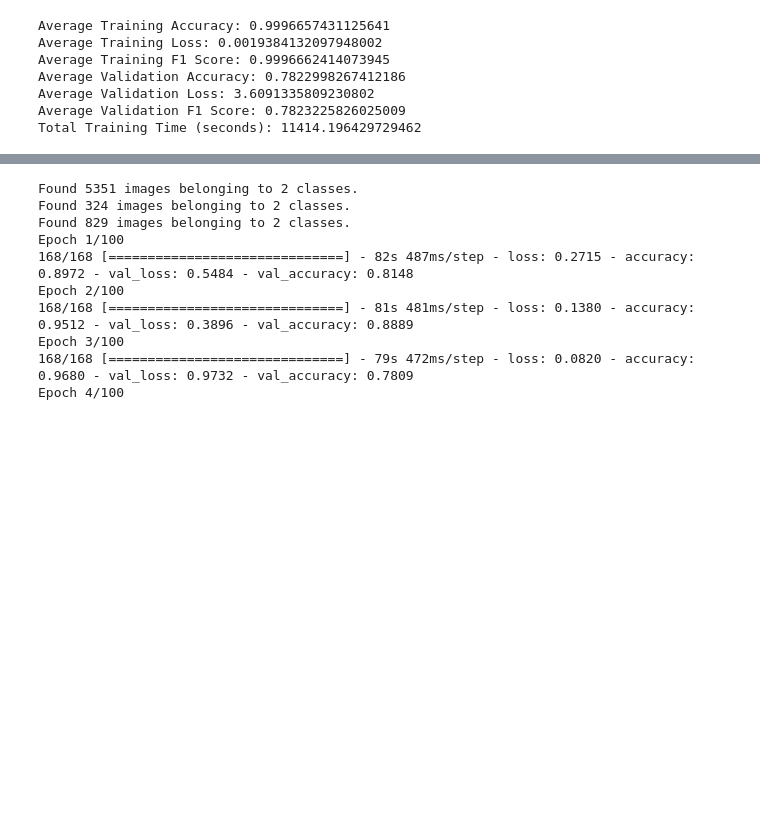
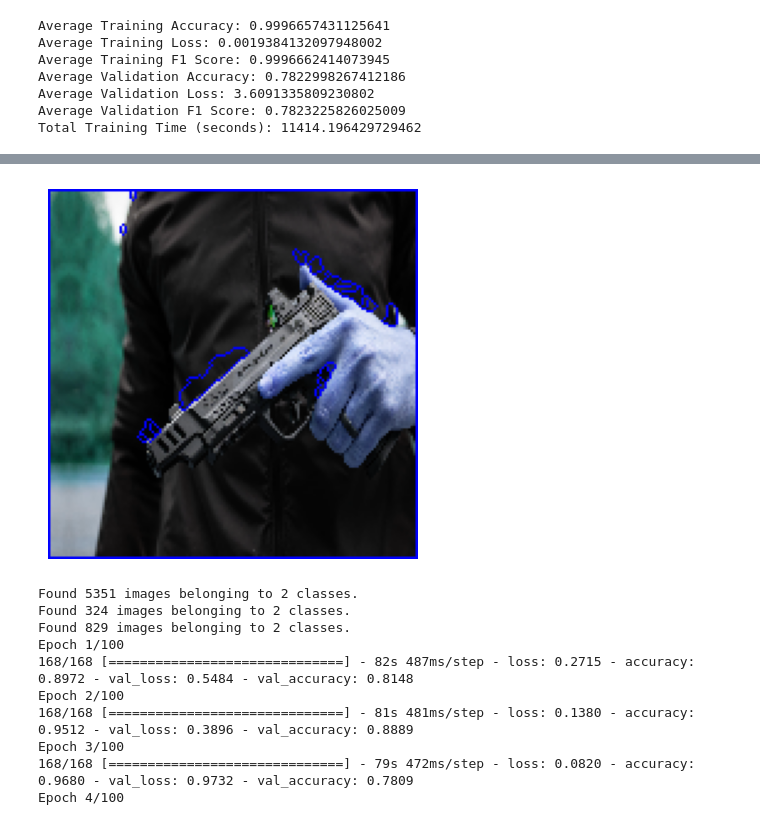
Before and after one commit to Sojaseon/cv_weapon_detection, a Jupyter notebook: weapon_detection.ipynb, the cells around one changed output, grey strips where cells are left out. Saved outputs shown, nothing was run; the diff lists cells and outputs as text; code cells hidden in the pictures; blank space fills up the shorter version.

```diff
--- a/weapon_detection.ipynb
+++ b/weapon_detection.ipynb
@@ -633,3 +749,39 @@ Total Training Time (seconds): 11414.196429729462
+# %%
+
+# Convert the heatmap to binary image
+_, binary_heatmap = cv2.threshold(heatmap_resized, 0.5, 255, cv2.THRESH_BINARY)
+binary_heatmap = np.uint8(binary_heatmap)
+
+# Compute the distance transform
+dist_transform = cv2.distanceTransform(binary_heatmap, cv2.DIST_L2, 5)
+_, sure_fg = cv2.threshold(dist_transform, 0.25*dist_transform.max(), 255, 0)
+sure_fg = np.uint8(sure_fg)
+
+# Sure background area
+sure_bg = cv2.dilate(binary_heatmap, None, iterations=3)
+
+# Finding unknown region
+unknown = cv2.subtract(sure_bg, sure_fg)
+
+# Label markers
+_, markers = cv2.connectedComponents(sure_fg)
+
+# Add 1 to all the labels to distinguish them from sure_bg
+markers = markers + 1
+
+# Mark the unknown region with zero
+markers[unknown == 255] = 0
+
+# Apply watershed
+cv2.watershed(resized_img, markers)
+segmented = resized_img.copy()
+segmented[markers == -1] = [0, 0, 255]
+
+plt.imshow(segmented)
+plt.axis('off')
+plt.show()
+# %% [output]
+[figure, added]
 # %%
 """
 Train Model
```
Also changed, not shown: parts of 5 cells of this notebook, 4 other files.
